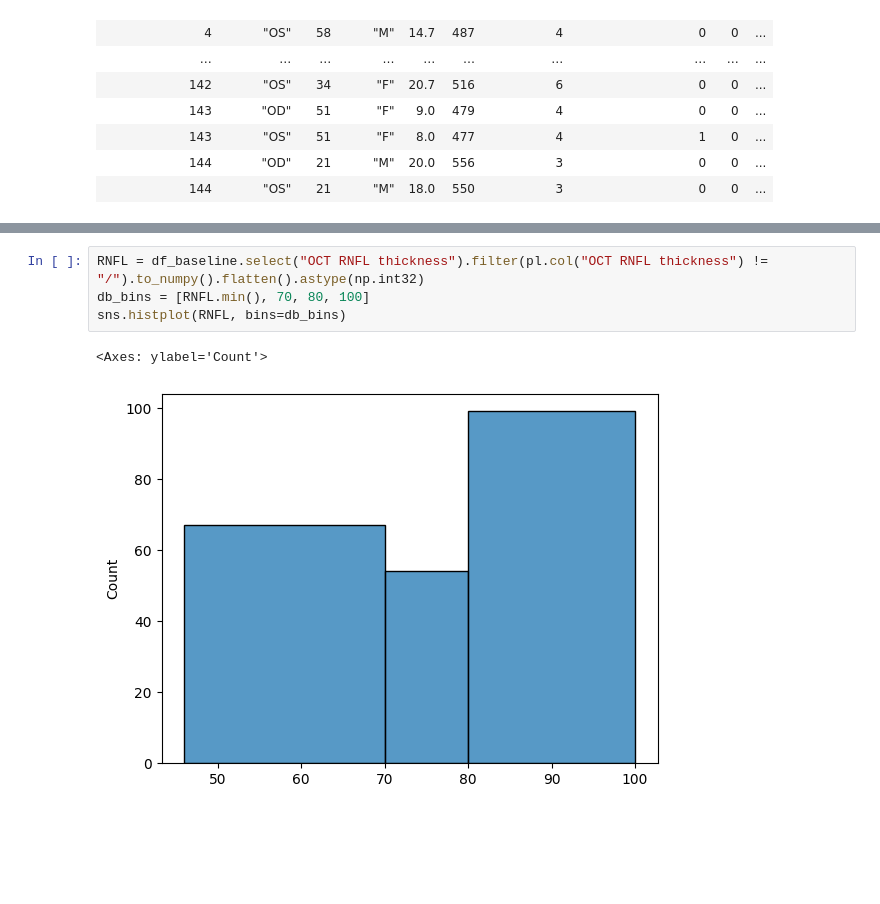
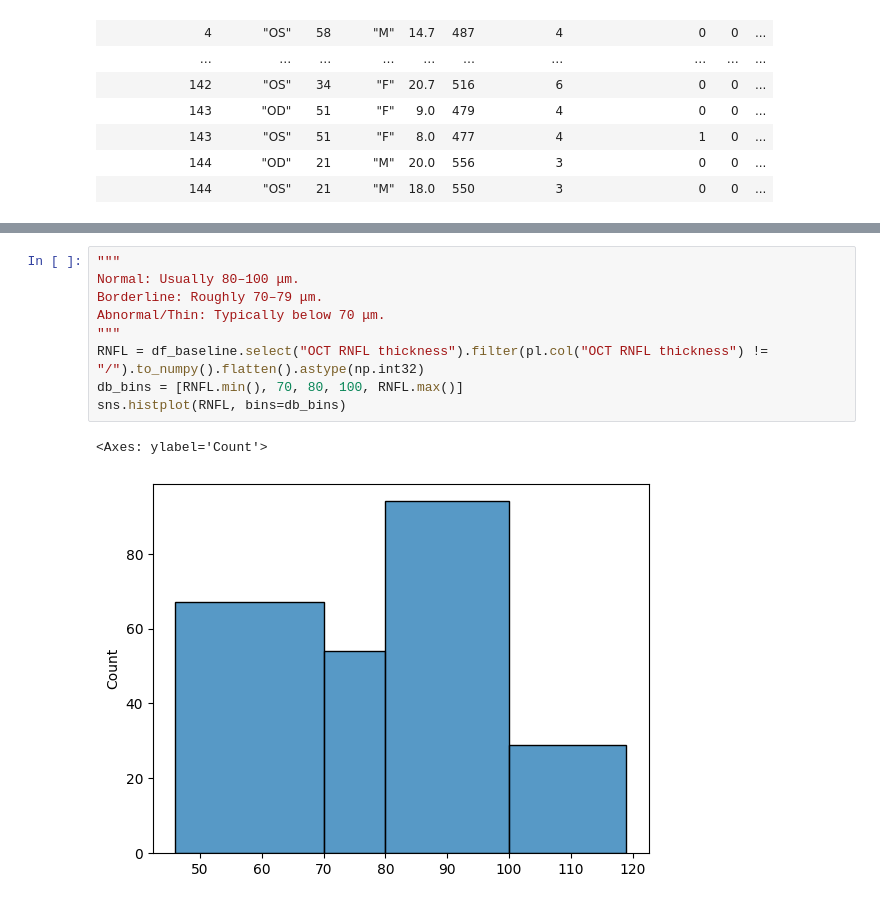
Before and after one commit to Benji19967/glaucoma-vf-ml, a Jupyter notebook: notebooks/GRAPE.ipynb, the cells around one changed output, grey strips where cells are left out. Cells and saved outputs as stored; diff of their text form; blank space fills up the shorter version.

```diff
--- a/notebooks/GRAPE.ipynb
+++ b/notebooks/GRAPE.ipynb
@@ -138,9 +138,14 @@ shape: (1_115, 69)
 | 144 | "OS" | 2 | 0.991781 | 11.5 | "144_OS_2.jpg" | "CR-2 PLUS AF Digital Retinal C… | ... |
 | 144 | "OS" | 3 | 1.568431 | 18.9 | "/" | "/" | ... |
 # %%
+"""
+Normal: Usually 80–100 μm.
+Borderline: Roughly 70–79 μm.
+Abnormal/Thin: Typically below 70 μm.
+"""
 RNFL = df_baseline.select("OCT RNFL thickness").filter(pl.col("OCT RNFL thickness") != "/").to_numpy().flatten().astype(np.int32)
-db_bins = [RNFL.min(), 70, 80, 100]
+db_bins = [RNFL.min(), 70, 80, 100, RNFL.max()]
 sns.histplot(RNFL, bins=db_bins)
 # %% [output]
 <Axes: ylabel='Count'>
-[figure, old version]
+[figure, new version]
```
Also changed, not shown: 4 other files.
